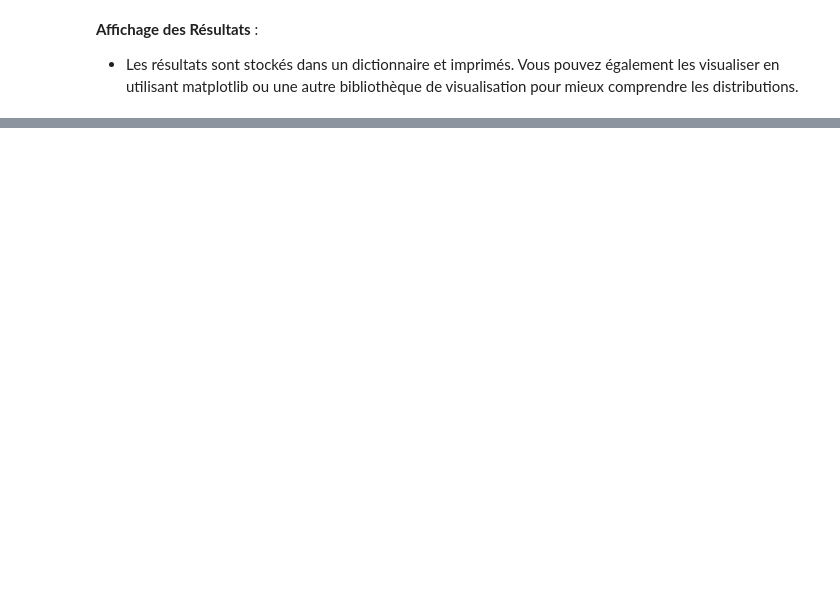
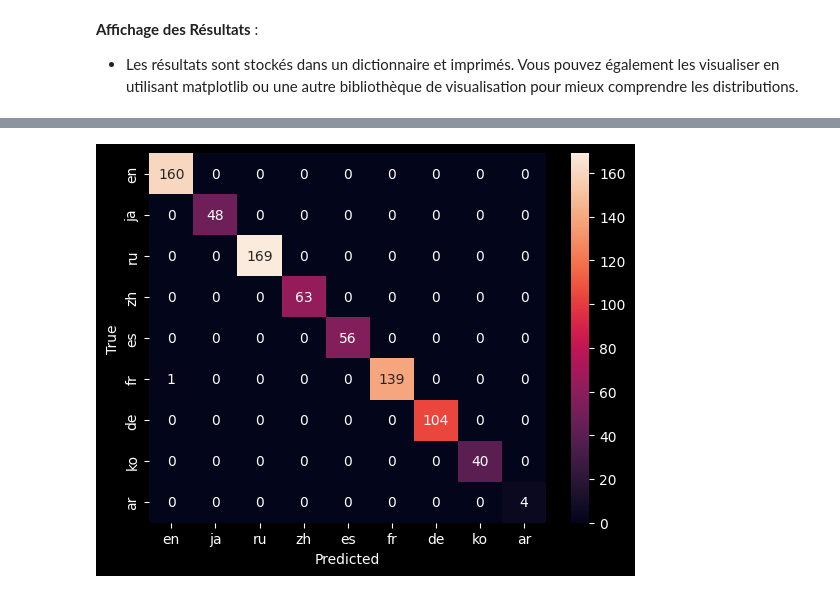
Before and after one commit to PetX33/OutilsTraitementCorpus, a Jupyter notebook: scripts/mesures/mesures.ipynb, the cells around one changed output, grey strips where cells are left out. Cells and saved outputs as stored; diff of their text form; code cells hidden in the pictures; blank space fills up the shorter version.

```diff
--- a/scripts/mesures/mesures.ipynb
+++ b/scripts/mesures/mesures.ipynb
@@ -5,3 +11,6 @@ from collections import defaultdict
+# %%
+# Load data
+data = pd.read_csv('../../data/csv/data.csv')
 # %%
 # Loading SpaCy models
 nlp_en = spacy.load("en_core_web_sm")  # English
@@ -73,9 +207,6 @@ def calculate_metrics(data):
 - **Moyenne des mots par échantillon** : Cela donne une idée de la longueur moyenne des textes pour chaque langue.
 - **Diversité lexicale** : C'est le rapport entre le nombre de mots uniques et le nombre total de mots dans les échantillons de chaque langue. Une valeur plus élevée indique une plus grande richesse lexicale.
 # %%
-# Load data
-data = pd.read_csv('../../data/csv/data_balanced.csv')
-
 # Compute metrics
 metrics = calculate_metrics(data)
 
@@ -110,0 +312,11 @@ En résumé, ces observations montrent comment chaque langue utilise ses structu
+# %%
+train_data = data.sample(frac=0.7, random_state=1)  # 70% of data for training
+test_data = data.drop(train_data.index)
+
+
+cross_val_results = cross_validate_language_detection(test_data)
+
+for idx, result in enumerate(cross_val_results):
+    print(f"Results for fold {idx + 1}:")
+    print(result)
+    print("\n")
@@ -110,0 +351,23 @@ En résumé, ces observations montrent comment chaque langue utilise ses structu
+# %%
+def plot_confusion_matrix(data: pd.DataFrame) -> None:
+    """
+    Plot the confusion matrix
+
+    Parameters:
+    data (pd.DataFrame): the data
+
+    Returns:
+    None
+    """
+    true_labels = data['Label'].tolist()
+    predictions = data['Text'].apply(detect_language)
+    labels = list(set(true_labels))
+    cm = confusion_matrix(true_labels, predictions, labels=labels)
+    sns.heatmap(cm, annot=True, fmt='d', xticklabels=labels, yticklabels=labels)
+    plt.xlabel('Predicted')
+    plt.ylabel('True')
+    plt.show()
+
+plot_confusion_matrix(test_data)
+# %% [output]
+[figure, added]
```
Also changed, not shown: parts of 15 cells of this notebook.
